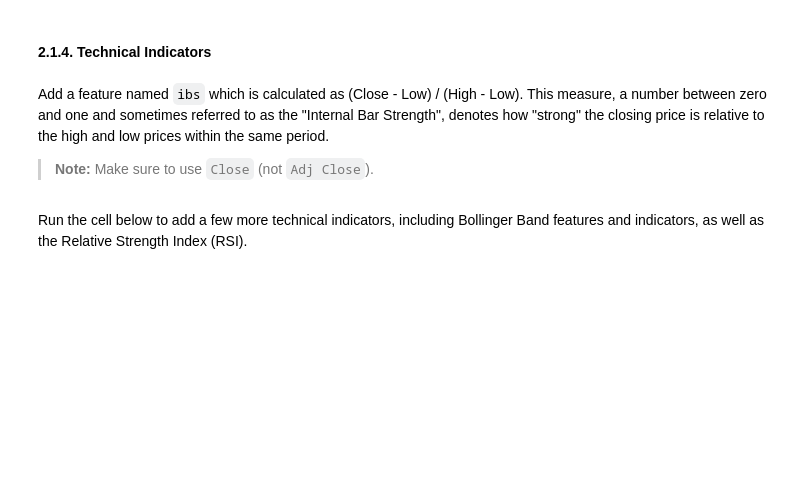
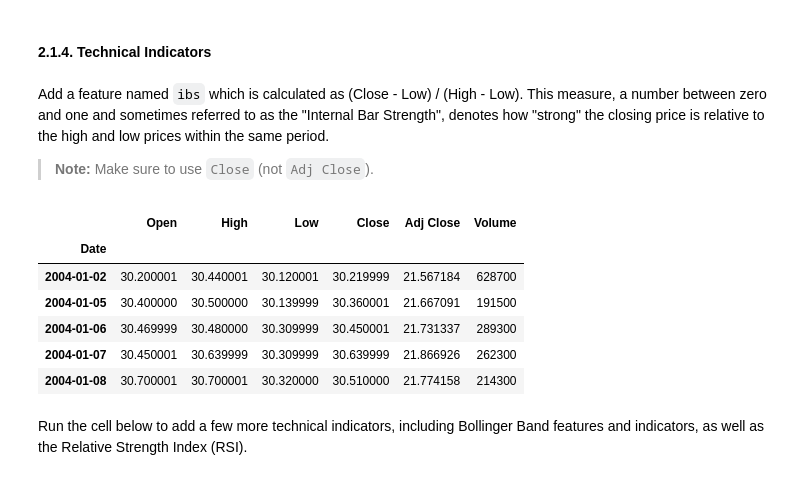
Before and after one commit to waynebar69/xlv-volatility-sentiment-ml, a Jupyter notebook: notebooks/xlv_prediction_model.ipynb.ipynb, the cells around one changed output. Cells and saved outputs as stored; diff of their text form; code cells hidden in the pictures; blank space fills up the shorter version.

```diff
--- a/notebooks/xlv_prediction_model.ipynb.ipynb
+++ b/notebooks/xlv_prediction_model.ipynb.ipynb
@@ -370,7 +420,20 @@ data["log_volume"] = ## YOUR CODE HERE ##
 # %% [markdown]
 #### 2.1.4. Technical Indicators
 # %% [markdown]
-Add a feature named `ibs` which is calculated as (Close - Low) / (High - Low). This measure, a number between zero and one and sometimes referred to as the "Internal Bar Strength", denotes how "strong" the closing price is relative to the high and low prices within the same period.
+Add a feature named `ibs` which is calculated as (Close - Low) / (High - Low).
+This measure, a number between zero and one and sometimes referred to as the
+"Internal Bar Strength", denotes how "strong" the closing price is relative to
+the high and low prices within the same period.
 > **Note:** Make sure to use `Close` (not `Adj Close`).
+# %%
+xlv_data.head()
+# %% [output]
+|  | Open | High | Low | Close | Adj Close | Volume |
+| Date |  |  |  |  |  |  |
+| 2004-01-02 | 30.200001 | 30.440001 | 30.120001 | 30.219999 | 21.567184 | 628700 |
+| 2004-01-05 | 30.400000 | 30.500000 | 30.139999 | 30.360001 | 21.667091 | 191500 |
+| 2004-01-06 | 30.469999 | 30.480000 | 30.309999 | 30.450001 | 21.731337 | 289300 |
+| 2004-01-07 | 30.450001 | 30.639999 | 30.309999 | 30.639999 | 21.866926 | 262300 |
+| 2004-01-08 | 30.700001 | 30.700001 | 30.320000 | 30.510000 | 21.774158 | 214300 |
 # %%
 # Engineer the technical indicator "Internal Bar Strength" (IBS) from XLV's price data
```
Also changed, not shown: parts of 15 cells of this notebook.
